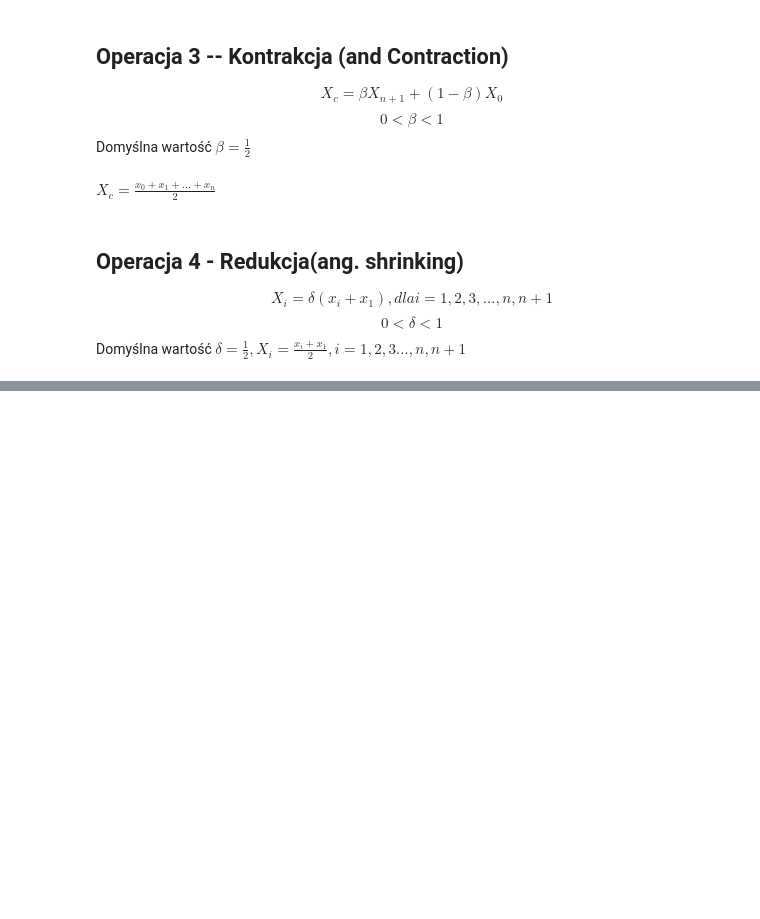
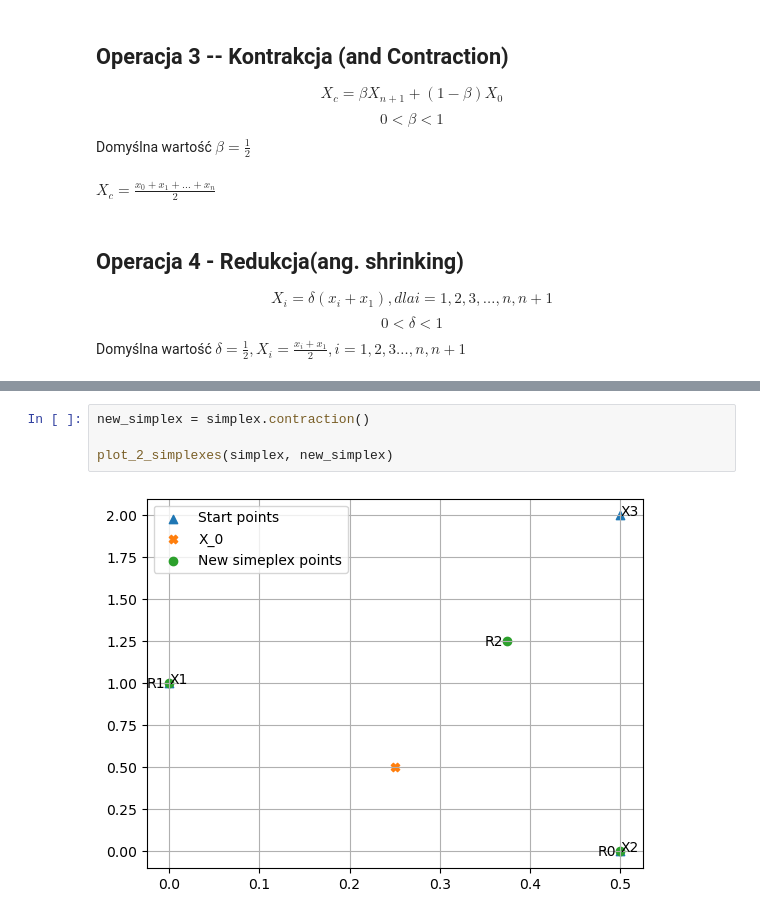
Before and after one commit to PatrykLisik/master-degree, a Jupyter notebook: semestr_2/metody_optymalizacyjne/Metoda pełzającego simpleksu Neldera-Meada.ipynb, the cells around one changed output, grey strips where cells are left out. Drawn from its saved outputs; the diff is of its cells as text; blank space fills up the shorter version.

```diff
--- a/semestr_2/metody_optymalizacyjne/Metoda pełzającego simpleksu Neldera-Meada.ipynb
+++ b/semestr_2/metody_optymalizacyjne/Metoda pełzającego simpleksu Neldera-Meada.ipynb
@@ -54,0 +210,6 @@ Domyślna wartość $\delta = \frac{1}{2}, X_i = \frac{x_i+x_1}{2}, i=1,2,3 \dot
+# %%
+new_simplex = simplex.contraction()
+
+plot_2_simplexes(simplex, new_simplex)
+# %% [output]
+[figure, added]
```
Also changed, not shown: parts of 17 cells of this notebook, 1 other file.
